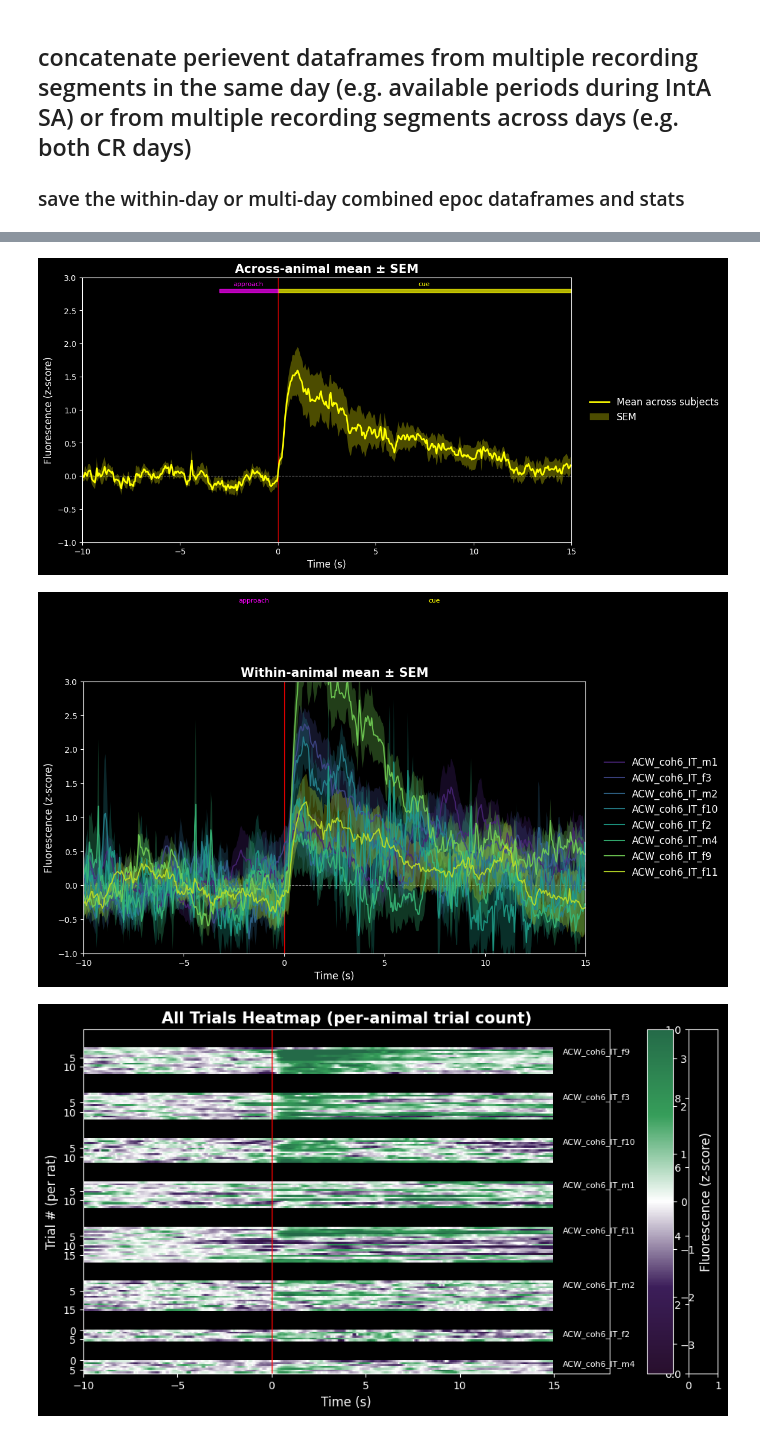
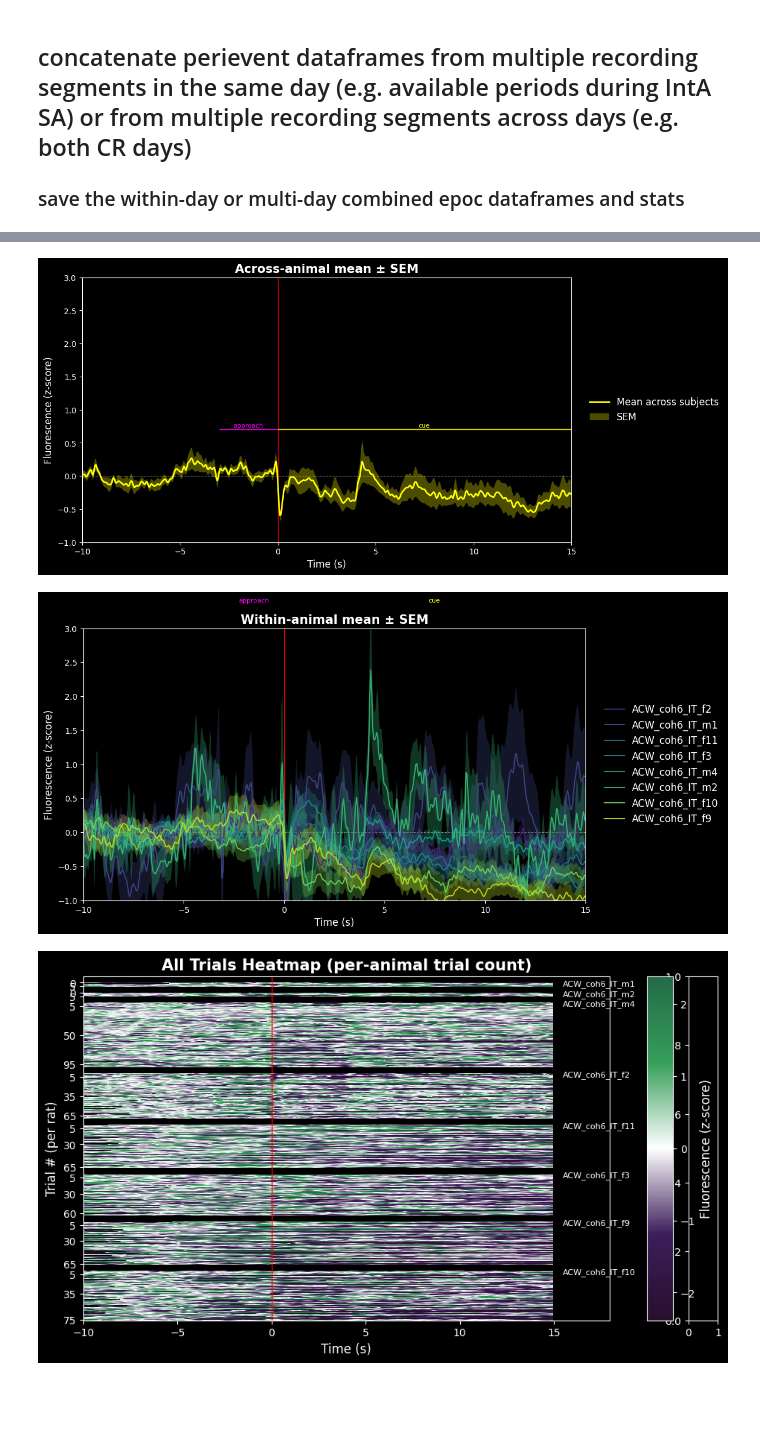
Before and after one commit to acwhitebirch/Whitebirch_python, a Jupyter notebook: fp_analysis_plotting.ipynb, the cells around one changed output, grey strips where cells are left out. Cells and saved outputs as stored; diff of their text form; code cells hidden in the pictures; blank space fills up the shorter version.

Commit message:
photometry analysis

```diff
--- a/fp_analysis_plotting.ipynb
+++ b/fp_analysis_plotting.ipynb
@@ -62,7 +62,6 @@ from fp_func_acw import run_perievent_pipeline
 feather_folder = [
      #r"D:\ACW\photometry\cohort_5_101325\extracted\training\preprocessed_training_early_GCaMP6s_lowrisk",
      #r"D:\ACW\photometry\cohort_5_101325\extracted\training\preprocessed_training_early_GCaMP6s_highrisk",
-     #r"D:\ACW\photometry\cohort_5_101325\extracted\training\preprocessed_training_late_GCaMP6s_lowrisk",
      #r"D:\ACW\photometry\cohort_5_101325\extracted\training\preprocessed_training_late_GCaMP6s_highrisk",
 
      #r"D:\ACW\photometry\cohort_6_101226\extracted\training\preprocessed_training_GCaMP6s"
@@ -76,14 +75,16 @@ feather_folder = [
 
      #r"D:\ACW\photometry\cohort_6_101226\extracted\noncont\preprocessed_noncont_GCaMP6s_training"
 
-     r"D:\ACW\photometry\cohort_5_101325\extracted\IntA_SA\preprocessed_IntA_SA_early_GCaMP6s_lowrisk",
-     r"D:\ACW\photometry\cohort_5_101325\extracted\IntA_SA\preprocessed_IntA_SA_early_GCaMP6s_highrisk",
+     #r"D:\ACW\photometry\cohort_5_101325\extracted\IntA_SA\preprocessed_IntA_SA_early_GCaMP6s_lowrisk",
+     #r"D:\ACW\photometry\cohort_5_101325\extracted\IntA_SA\preprocessed_IntA_SA_early_GCaMP6s_highrisk",
      #r"D:\ACW\photometry\cohort_5_101325\extracted\IntA_SA\preprocessed_IntA_SA_mid_GCaMP6s_lowrisk",
      #r"D:\ACW\photometry\cohort_5_101325\extracted\IntA_SA\preprocessed_IntA_SA_mid_GCaMP6s_highrisk",
      #r"D:\ACW\photometry\cohort_5_101325\extracted\IntA_SA\preprocessed_IntA_SA_late_GCaMP6s_lowrisk",
      #r"D:\ACW\photometry\cohort_5_101325\extracted\IntA_SA\preprocessed_IntA_SA_late_GCaMP6s_highrisk",
 
-     r"D:\ACW\photometry\cohort_6_101226\extracted\IntA_SA\preprocessed_IntA_SA_early_GCaMP6s"
+     #r"D:\ACW\photometry\cohort_6_101226\extracted\IntA_SA\preprocessed_IntA_SA_early_GCaMP6s"
+     #r"D:\ACW\photometry\cohort_6_101226\extracted\IntA_SA\preprocessed_IntA_SA_mid_GCaMP6s"
+     r"D:\ACW\photometry\cohort_6_101226\extracted\IntA_SA\preprocessed_IntA_SA_late_GCaMP6s"
 
      #r"D:\ACW\photometry\cohort_5_101325\extracted\extinction\preprocessed_extinction_GCaMP6s_early",
      #r"D:\ACW\photometry\cohort_5_101325\extracted\extinction\preprocessed_extinction_GCaMP6s_mid",
@@ -102,7 +103,7 @@ feather_folder = [
 
 #save_base = r"D:\ACW\photometry\cohort_6_101226\extracted\training\analyzed_drug_infusion_training_GCaMP6s_0_15_window_temp"
 
-save_base = r"D:\ACW\photometry\combined_coh5_coh6_fipho_analysis\analyzed_IntA_SA_early"
+save_base = r"D:\ACW\photometry\combined_coh5_coh6_fipho_analysis\analyzed_temp"
 
 save = False
 
@@ -126,8 +127,9 @@ paperfig_path = r"D:\ACW\photometry\combined_coh5_coh6_fipho_analysis\figures"
 
 file_pattern = [
 
-    #'*ACW_coh*_IT_*_GCaMP_drug_infusion_epocs.feather',
-    '*ACW_coh6_IT_*_GCaMP_drug_available_epocs.feather',
+    '*ACW_coh6_IT_*_GCaMP_drug_infusion_epocs.feather',
+    #'*ACW_coh6_IT_m1_GCaMP_drug_available_epocs.feather',
+    #'*ACW_coh*_*Unavail*_IT_*_GCaMP_active_lever_epocs.feather',
     #'*ACW_coh*_IT_*_GCaMP_inactive_lever_epocs.feather',
 
     #'*ACW_coh5_IT_f2_GCaMP_missed_infusion_epocs.feather',
@@ -462,7 +464,9 @@ pipeline_results = run_perievent_pipeline(
     paperfig_path=paperfig_path,
     master_figsize=(2, 2),  #(2,2),  smaller for cue, noncont etc fig.
     plot_onset_detection=False,
-    save = save
+    save = save,
+    lowpass_hz = 5,        # cutoff in Hz; None = no filtering    ##### testing #####
+    lowpass_order = 2         # Butterworth order ##### testing #####
 )
 
 
@@ -629,3 +633,3 @@ D:\ACW\photometry\combined_coh5_coh6_fipho_analysis\analyzed_IntA_SA_early\GCaMP
-[figure, old version]
+[figure, new version]
-[figure, old version]
+[figure, new version]
-[figure, old version]
+[figure, new version]
```
Also changed, not shown: parts of 1 cell of this notebook, 2 other files.
